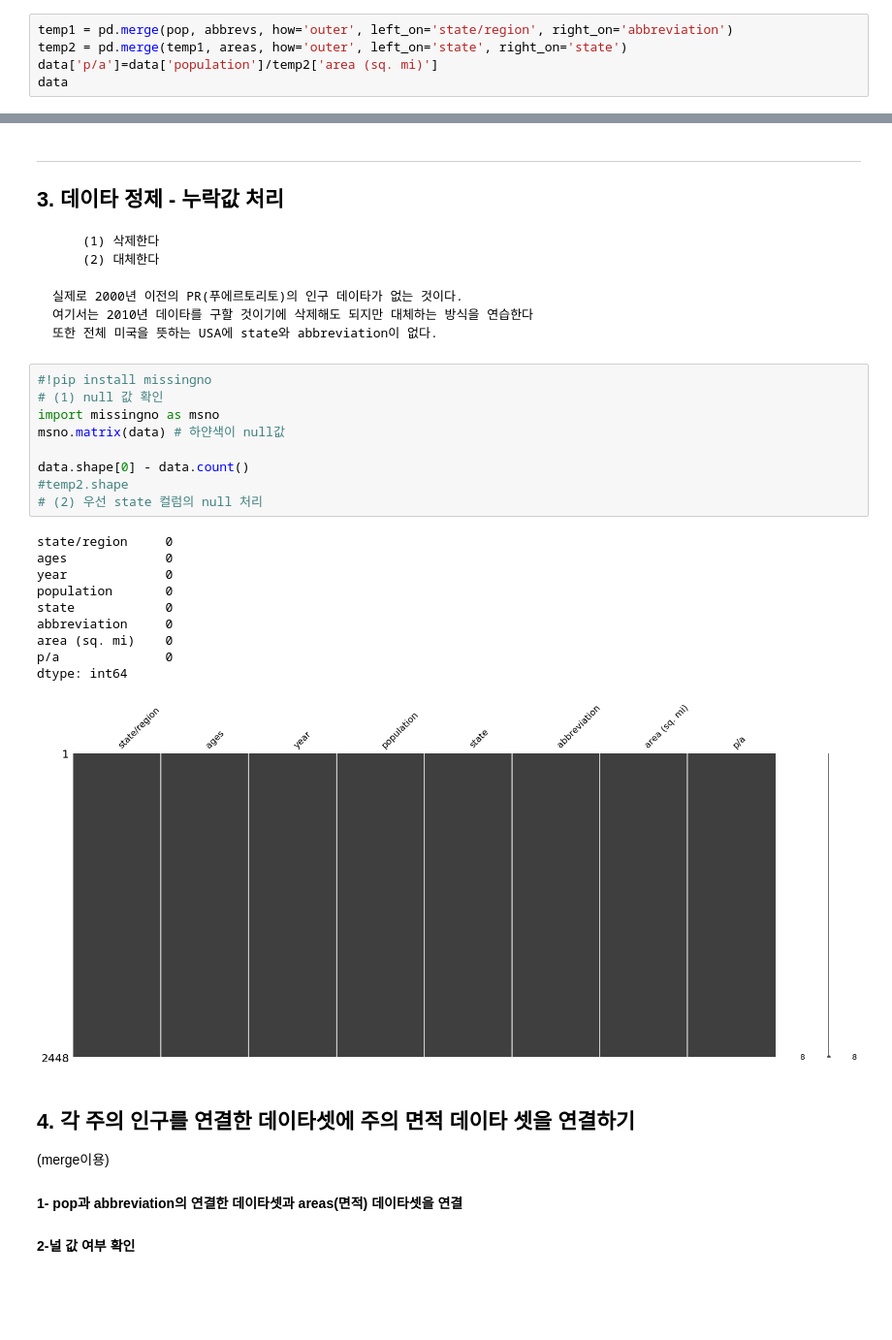
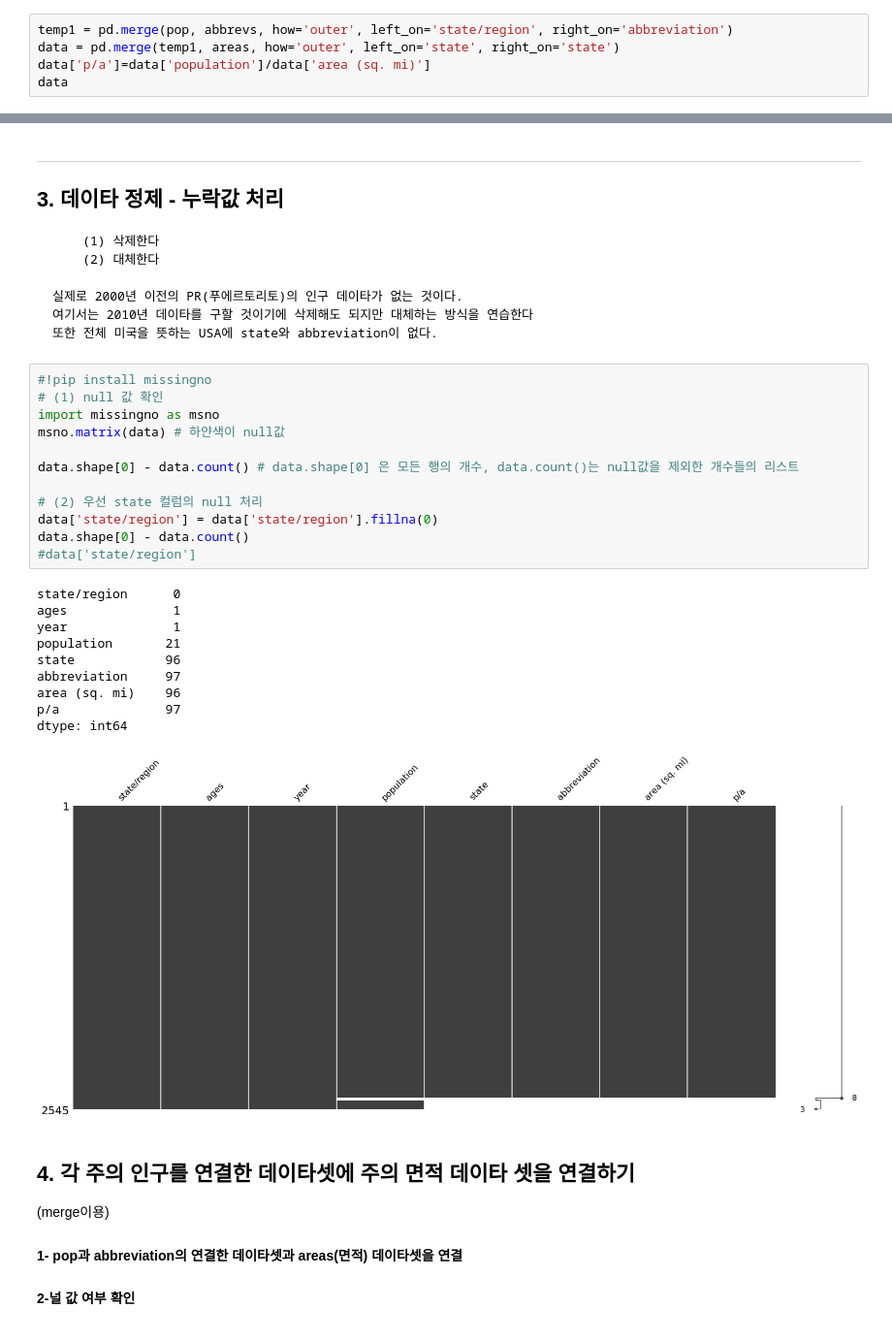
Before and after one commit to 201411096/kosmo_PythonBasic, a Jupyter notebook: eAnalysis/05_data정제_class/Ex06_누락값연습_미주별인구2.ipynb, the cells around one changed output, grey strips where cells are left out. Shown at 97% size. Drawn from its saved outputs; the diff is of its cells as text; blank space fills up the shorter version.

```diff
--- a/eAnalysis/05_data정제_class/Ex06_누락값연습_미주별인구2.ipynb
+++ b/eAnalysis/05_data정제_class/Ex06_누락값연습_미주별인구2.ipynb
@@ -77,8 +77,8 @@ areas
             ( 각 주의 면적당 인구를 계산하여 인구 밀도를 구하기 )
 # %%
 temp1 = pd.merge(pop, abbrevs, how='outer', left_on='state/region', right_on='abbreviation')
-temp2 = pd.merge(temp1, areas, how='outer', left_on='state', right_on='state')
-data['p/a']=data['population']/temp2['area (sq. mi)']
+data = pd.merge(temp1, areas, how='outer', left_on='state', right_on='state')
+data['p/a']=data['population']/data['area (sq. mi)']
 data
 # %% [output]
 |  | state/region | ages | year | population | state | abbreviation | area (sq. mi) | p/a |
@@ -107,23 +107,26 @@ data
 # %%
 #!pip install missingno
 # (1) null 값 확인
 import missingno as msno
 msno.matrix(data) # 하얀색이 null값
 
+data.shape[0] - data.count() # data.shape[0] 은 모든 행의 개수, data.count()는 null값을 제외한 개수들의 리스트
+
+# (2) 우선 state 컬럼의 null 처리
+data['state/region'] = data['state/region'].fillna(0)
 data.shape[0] - data.count()
-#temp2.shape
-# (2) 우선 state 컬럼의 null 처리
+#data['state/region']
 # %% [output]
-state/region     0
-ages             0
-year             0
-population       0
-state            0
-abbreviation     0
-area (sq. mi)    0
-p/a              0
+state/region      0
+ages              1
+year              1
+population       21
+state            96
+abbreviation     97
+area (sq. mi)    96
+p/a              97
 dtype: int64
-[figure, old version]
+[figure, new version]
 # %% [markdown]
 ## 4. 각 주의 인구를 연결한 데이타셋에 주의 면적 데이타 셋을 연결하기
 
```
Also changed, not shown: parts of 2 cells of this notebook, 1 other file.
